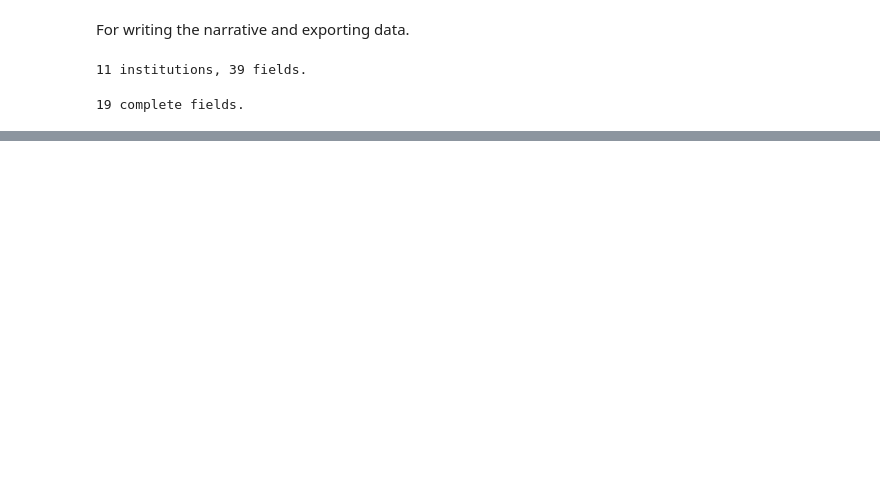
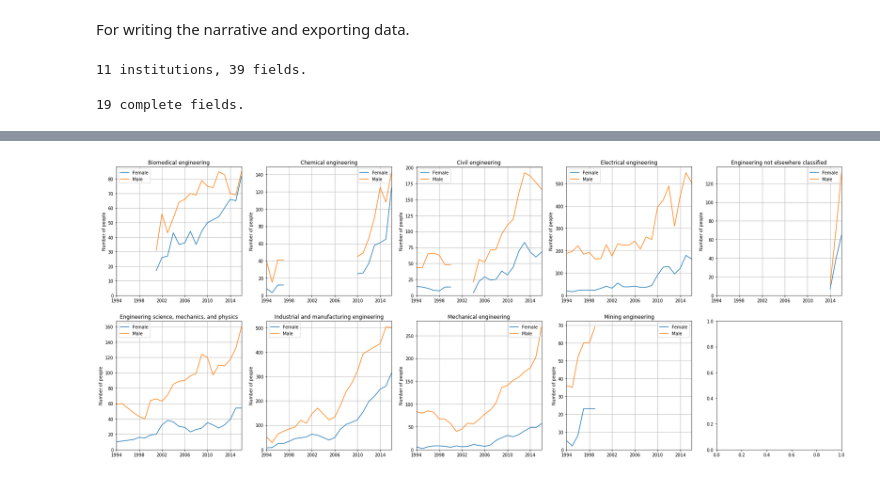
Before and after one commit to spec-journalism/gss-diversity, a Jupyter notebook: notebooks/findings.ipynb, the cells around one changed output, grey strips where cells are left out. Drawn from its saved outputs; the diff is of its cells as text; code cells hidden in the pictures; blank space fills up the shorter version.

Commit message:
figured out what to impute for engineering

```diff
--- a/notebooks/findings.ipynb
+++ b/notebooks/findings.ipynb
@@ -74,8 +74,8 @@ def get_counts(field, inst='Columbia University in the City of New York'):
     for year in years:
         stats = D_TOTALS[year][inst][topic].get(field, None)
         if stats is None:
-            females.append(default)
-            males.append(default)
+            females.append(None)
+            males.append(None)
             continue
         females.append(stats.get('Female', 0))
         males.append(stats.get('Male', 0))
@@ -113,6 +113,7 @@ def plot_proportions(ax, field, inst='Columbia University in the City of New Yor
     ax.set_ylim(bottom=0, top=1)
     ax.set_title(title or field)
 
+x_ticks = [1994 + 4*i for i in range(6)]
 # Plots female and male headcounts for a field
 def plot_counts(ax, field, inst='Columbia University in the City of New York', title=None):
     females, males = get_counts(field, inst)
@@ -120,8 +121,11 @@ def plot_counts(ax, field, inst='Columbia University in the City of New York', t
     ax.plot(years, males, label='Male')
     ax.legend()
     ax.set_ylim(bottom=0)
+    ax.set_xlim(left=years[0], right=years[-1])
     ax.set_title(title or field)
     ax.set_ylabel('Number of people')
+    ax.set_xticks(x_ticks)
+    ax.grid()
 
 # Plots triplet for a field
 def plot_pair(ax_ary, index, field):
@@ -218,0 +192,7 @@ Neurobiology and neuroscience has data since 2012.
+# %%
+def plot_topic_fields(topic):
+    selected = fields[topic]
+    num_cols = 5
+    _, ax_arr = subplots(len(selected), cols=num_cols)
+    for i, field in enumerate(selected):
+        plot_counts(ax_arr[i // num_cols, i % num_cols], field)
@@ -218,0 +208,4 @@ Neurobiology and neuroscience has data since 2012.
+# %%
+plot_topic_fields('Engineering')
+# %% [output]
+[figure, added]
```
Also changed, not shown: parts of 3 cells of this notebook.
